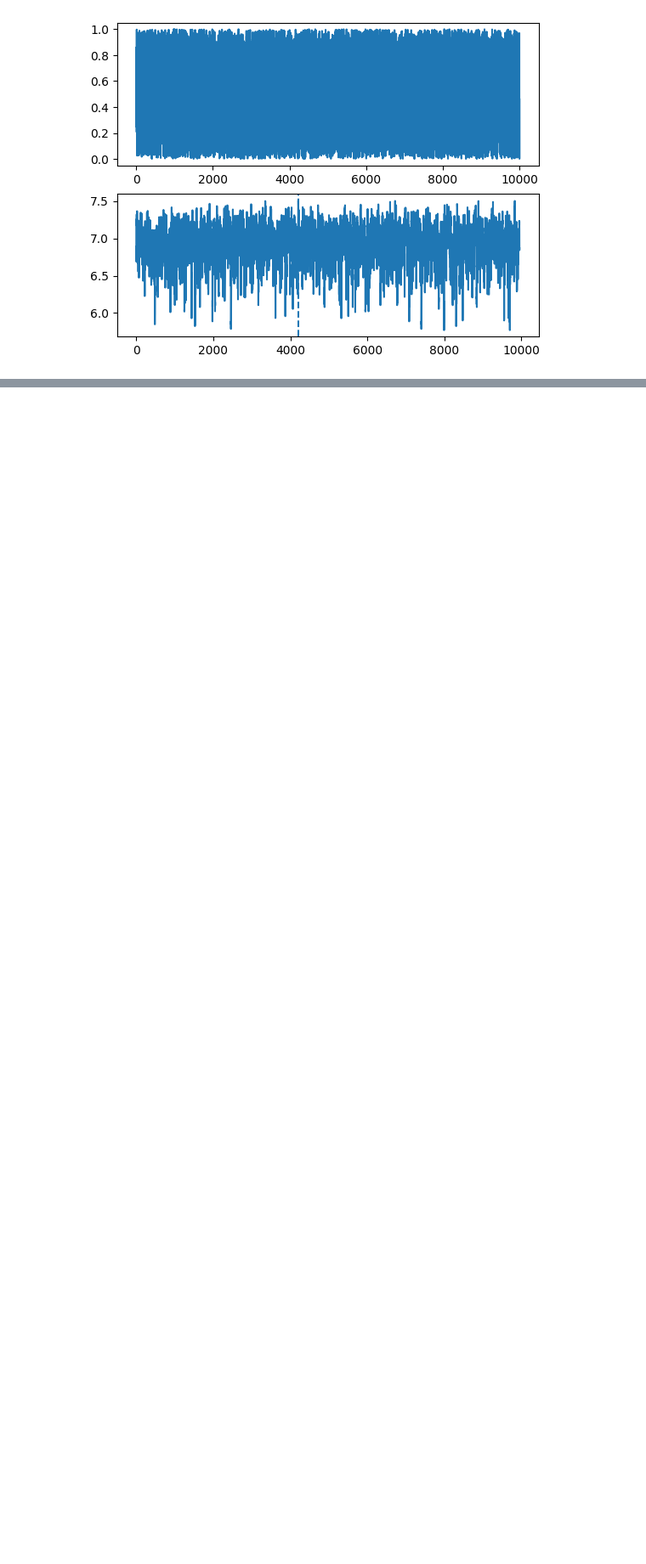
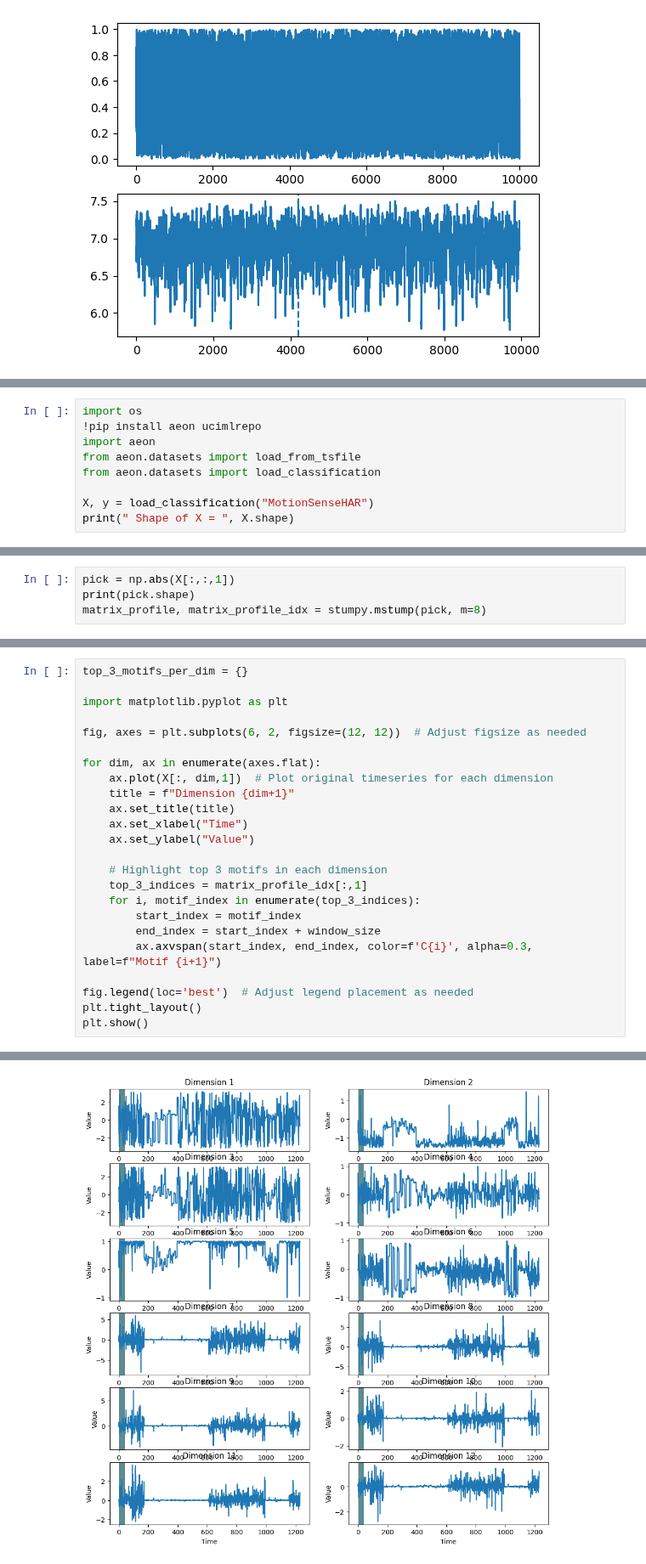
Before and after one commit to aidaLabDEI/LEIT-motifs, a Jupyter notebook: Motif_Discovery.ipynb, the cells around one changed output, grey strips where cells are left out. Shown at 85% size. Drawn from its saved outputs; the diff is of its cells as text; blank space fills up the shorter version.

```diff
--- a/Motif_Discovery.ipynb
+++ b/Motif_Discovery.ipynb
@@ -39,0 +115,9 @@ plt.show()
+# %%
+import os
+!pip install aeon ucimlrepo
+import aeon
+from aeon.datasets import load_from_tsfile
+from aeon.datasets import load_classification
+
+X, y = load_classification("MotionSenseHAR")
+print(" Shape of X = ", X.shape)
@@ -39,0 +145,4 @@ plt.show()
+# %%
+pick = np.abs(X[:,:,1])
+print(pick.shape)
+matrix_profile, matrix_profile_idx = stumpy.mstump(pick, m=8)
@@ -39,0 +151,25 @@ plt.show()
+# %%
+top_3_motifs_per_dim = {}
+
+import matplotlib.pyplot as plt
+
+fig, axes = plt.subplots(6, 2, figsize=(12, 12))  # Adjust figsize as needed
+
+for dim, ax in enumerate(axes.flat):
+    ax.plot(X[:, dim,1])  # Plot original timeseries for each dimension
+    title = f"Dimension {dim+1}"
+    ax.set_title(title)
+    ax.set_xlabel("Time")
+    ax.set_ylabel("Value")
+
+    # Highlight top 3 motifs in each dimension
+    top_3_indices = matrix_profile_idx[:,1]
+    for i, motif_index in enumerate(top_3_indices):
+        start_index = motif_index
+        end_index = start_index + window_size
+        ax.axvspan(start_index, end_index, color=f'C{i}', alpha=0.3, label=f"Motif {i+1}")
+
+fig.legend(loc='best')  # Adjust legend placement as needed
+plt.tight_layout()
+plt.show()
+# %% [output]
@@ -39,0 +177 @@ plt.show()
+[figure, added]
```
Also changed, not shown: parts of 24 cells of this notebook.
